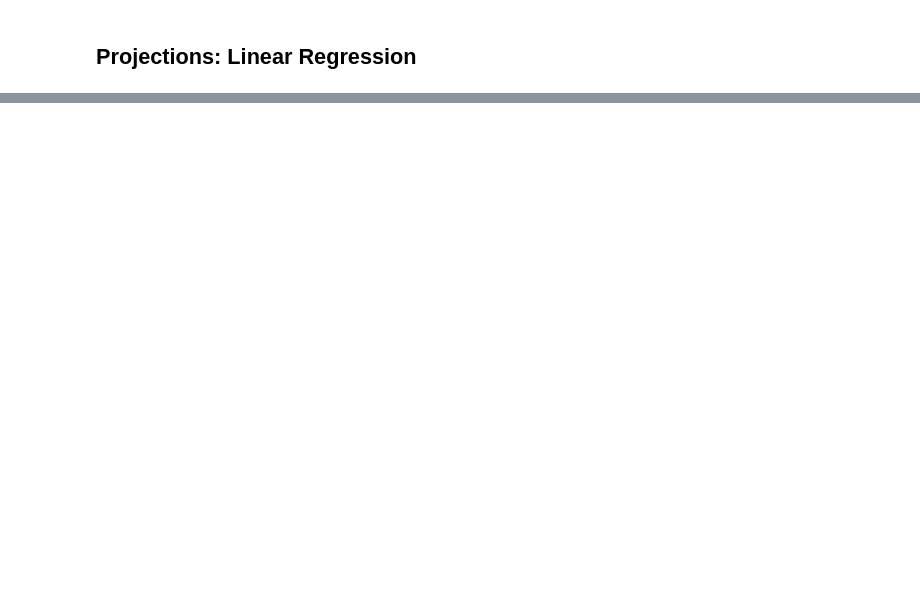
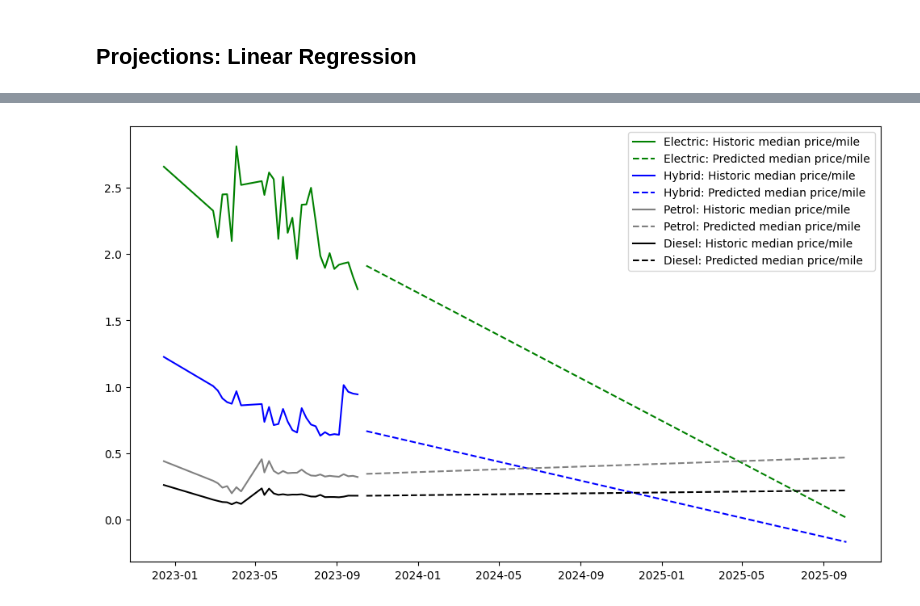
Before and after one commit to New-AutoMotive/zev_mandate, a Jupyter notebook: 08.03) Seconds Hand Prices.ipynb, the cells around one changed output, grey strips where cells are left out. Saved outputs shown, nothing was run; the diff lists cells and outputs as text; code cells hidden in the pictures; blank space fills up the shorter version.

```diff
--- a/08.03) Seconds Hand Prices.ipynb
+++ b/08.03) Seconds Hand Prices.ipynb
@@ -510,0 +847,6 @@ fig.show()
+# %%
+# Conduct a regression for each of the independent variables we are using in the multiple regression model.
+hybrid_tsa_median_price_per_mile = time_series_analysis(df_mr, 'Hybrid', 'median_price_per_mile')
+hybrid_tsa_registrations = time_series_analysis(df_mr, 'Hybrid', 'registrations')
+hybrid_tsa_min_price_per_mile = time_series_analysis(df_mr, 'Hybrid', 'min_price_per_mile')
+hybrid_tsa_max_price_per_mile = time_series_analysis(df_mr, 'Hybrid', 'max_price_per_mile')
@@ -510,0 +871,6 @@ fig.show()
+# %%
+# Conduct a regression for each of the independent variables we are using in the multiple regression model.
+petrol_tsa_median_price_per_mile = time_series_analysis(df_mr, 'Petrol', 'median_price_per_mile')
+petrol_tsa_registrations = time_series_analysis(df_mr, 'Petrol', 'registrations')
+petrol_tsa_min_price_per_mile = time_series_analysis(df_mr, 'Petrol', 'min_price_per_mile')
+petrol_tsa_max_price_per_mile = time_series_analysis(df_mr, 'Petrol', 'max_price_per_mile')
@@ -510,0 +895,6 @@ fig.show()
+# %%
+# Conduct a regression for each of the independent variables we are using in the multiple regression model.
+diesel_tsa_median_price_per_mile = time_series_analysis(df_mr, 'Diesel', 'median_price_per_mile')
+diesel_tsa_registrations = time_series_analysis(df_mr, 'Diesel', 'registrations')
+diesel_tsa_min_price_per_mile = time_series_analysis(df_mr, 'Diesel', 'min_price_per_mile')
+diesel_tsa_max_price_per_mile = time_series_analysis(df_mr, 'Diesel', 'max_price_per_mile')
@@ -510,0 +919,25 @@ fig.show()
+# %%
+df_mr_electric = df_mr.query("ft == 'Electric'").copy()
+df_mr_petrol = df_mr.query("ft == 'Petrol'").copy()
+df_mr_diesel = df_mr.query("ft == 'Diesel'").copy()
+df_mr_hybrid = df_mr.query("ft == 'Hybrid'").copy()
+# %%
+# Plot 'median_price_per_mile' predictions.
+plt.figure(figsize=(12, 7))
+
+plt.plot(df_mr_electric['date'], df_mr_electric['median_price_per_mile'], color='green', label='Electric: Historic median price/mile')
+plt.plot(electric_tsa_median_price_per_mile['date'], electric_tsa_median_price_per_mile['median_price_per_mile'], '--', color='green', label='Electric: Predicted median price/mile')
+
+plt.plot(df_mr_hybrid['date'], df_mr_hybrid['median_price_per_mile'], color='blue', label='Hybrid: Historic median price/mile')
+plt.plot(hybrid_tsa_median_price_per_mile['date'], hybrid_tsa_median_price_per_mile['median_price_per_mile'], '--', color='blue', label='Hybrid: Predicted median price/mile')
+
+plt.plot(df_mr_petrol['date'], df_mr_petrol['median_price_per_mile'], color='grey', label='Petrol: Historic median price/mile')
+plt.plot(petrol_tsa_median_price_per_mile['date'], petrol_tsa_median_price_per_mile['median_price_per_mile'], '--', color='grey', label='Petrol: Predicted median price/mile')
+
+plt.plot(df_mr_diesel['date'], df_mr_diesel['median_price_per_mile'], color='black', label='Diesel: Historic median price/mile')
+plt.plot(diesel_tsa_median_price_per_mile['date'], diesel_tsa_median_price_per_mile['median_price_per_mile'], '--', color='black', label='Diesel: Predicted median price/mile')
+
+plt.legend()
+plt.show()
+# %% [output]
+[figure, added]
```
Also changed, not shown: parts of 40 cells of this notebook.
